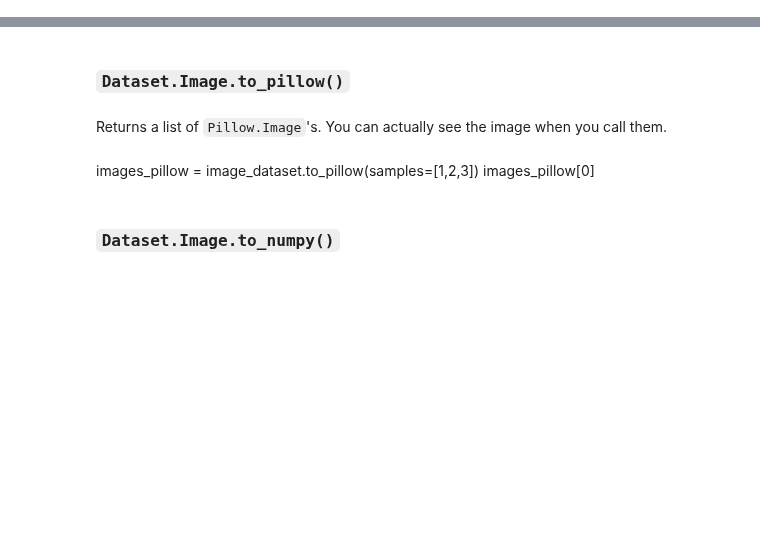
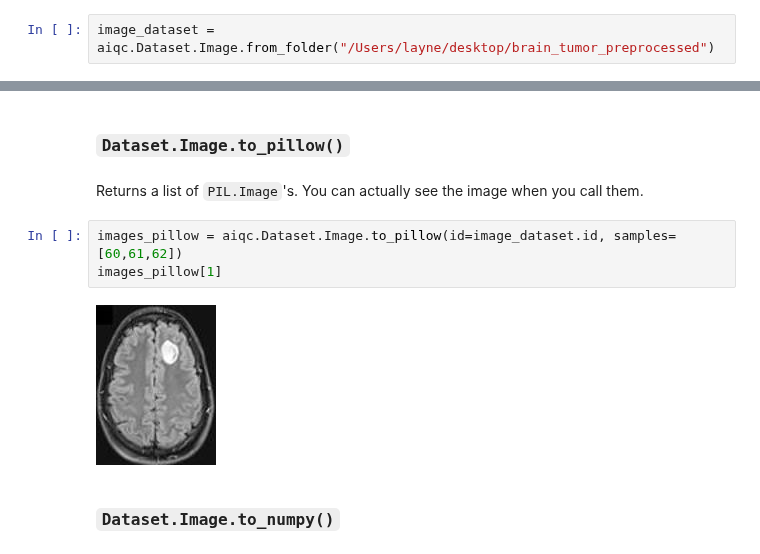
Before and after one commit to aiqc/AIQC, a Jupyter notebook: docs/notebooks/api_low_level.ipynb, the cells around one changed output, grey strips where cells are left out. Cells and saved outputs as stored; diff of their text form; blank space fills up the shorter version.

```diff
--- a/docs/notebooks/api_low_level.ipynb
+++ b/docs/notebooks/api_low_level.ipynb
@@ -139,0 +167,2 @@ When reading in the image files in that folder, the fantastic `natsort.natsorted
+# %%
+image_dataset = aiqc.Dataset.Image.from_folder("/Users/layne/desktop/brain_tumor_preprocessed")
@@ -198,10 +241,12 @@ array([[5.1, 3.5, 1.4, 0.2, 0. ],
 # %% [markdown]
 ### `Dataset.Image.to_pillow()`
 # %% [markdown]
-Returns a list of `Pillow.Image`'s. You can actually see the image when you call them.
+Returns a list of `PIL.Image`'s. You can actually see the image when you call them.
-# %% [markdown]
-images_pillow = image_dataset.to_pillow(samples=[1,2,3])
-images_pillow[0]
+# %%
+images_pillow = aiqc.Dataset.Image.to_pillow(id=image_dataset.id, samples=[60,61,62])
+images_pillow[1]
+# %% [output]
+[figure, added]
 # %% [markdown]
 ### `Dataset.Image.to_numpy()`
 # %% [markdown]
```
Also changed, not shown: parts of 51 cells of this notebook, 5 other files.
